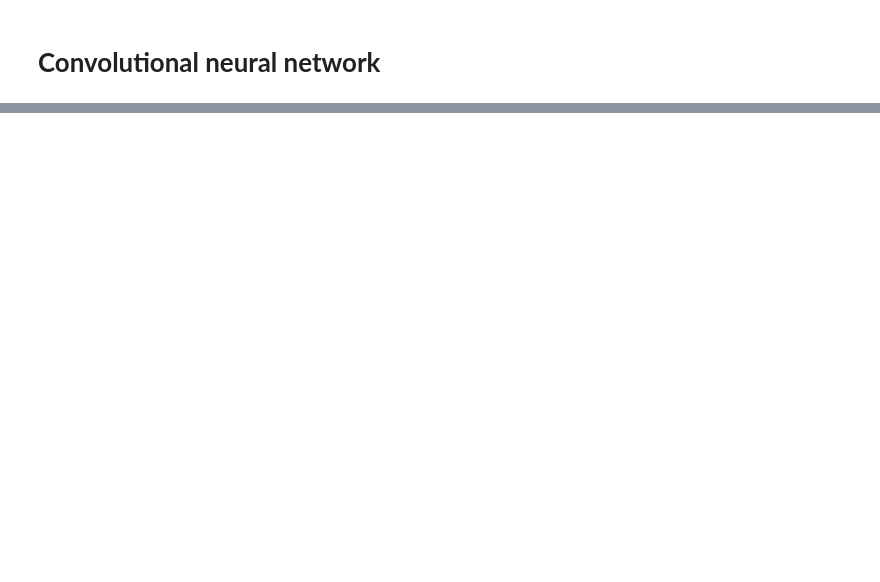
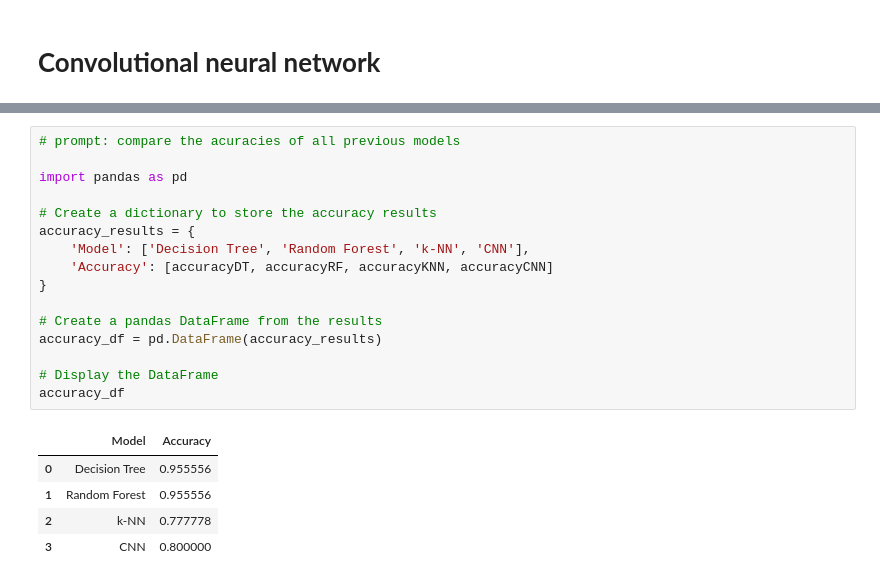
Before and after one commit to SAMYSOSERIOUS/Stats-analytics, a Jupyter notebook: Day8.ipynb, the cells around one changed output, grey strips where cells are left out. Drawn from its saved outputs; the diff is of its cells as text; blank space fills up the shorter version.

```diff
--- a/Day8.ipynb
+++ b/Day8.ipynb
@@ -205,0 +220,22 @@ Test Accuracy: 0.9333
+# %%
+# prompt: compare the acuracies of all previous models
+
+import pandas as pd
+
+# Create a dictionary to store the accuracy results
+accuracy_results = {
+    'Model': ['Decision Tree', 'Random Forest', 'k-NN', 'CNN'],
+    'Accuracy': [accuracyDT, accuracyRF, accuracyKNN, accuracyCNN]
+}
+
+# Create a pandas DataFrame from the results
+accuracy_df = pd.DataFrame(accuracy_results)
+
+# Display the DataFrame
+accuracy_df
+# %% [output]
+|  | Model | Accuracy |
+| 0 | Decision Tree | 0.955556 |
+| 1 | Random Forest | 0.955556 |
+| 2 | k-NN | 0.777778 |
+| 3 | CNN | 0.800000 |
```
Also changed, not shown: parts of 4 cells of this notebook.
